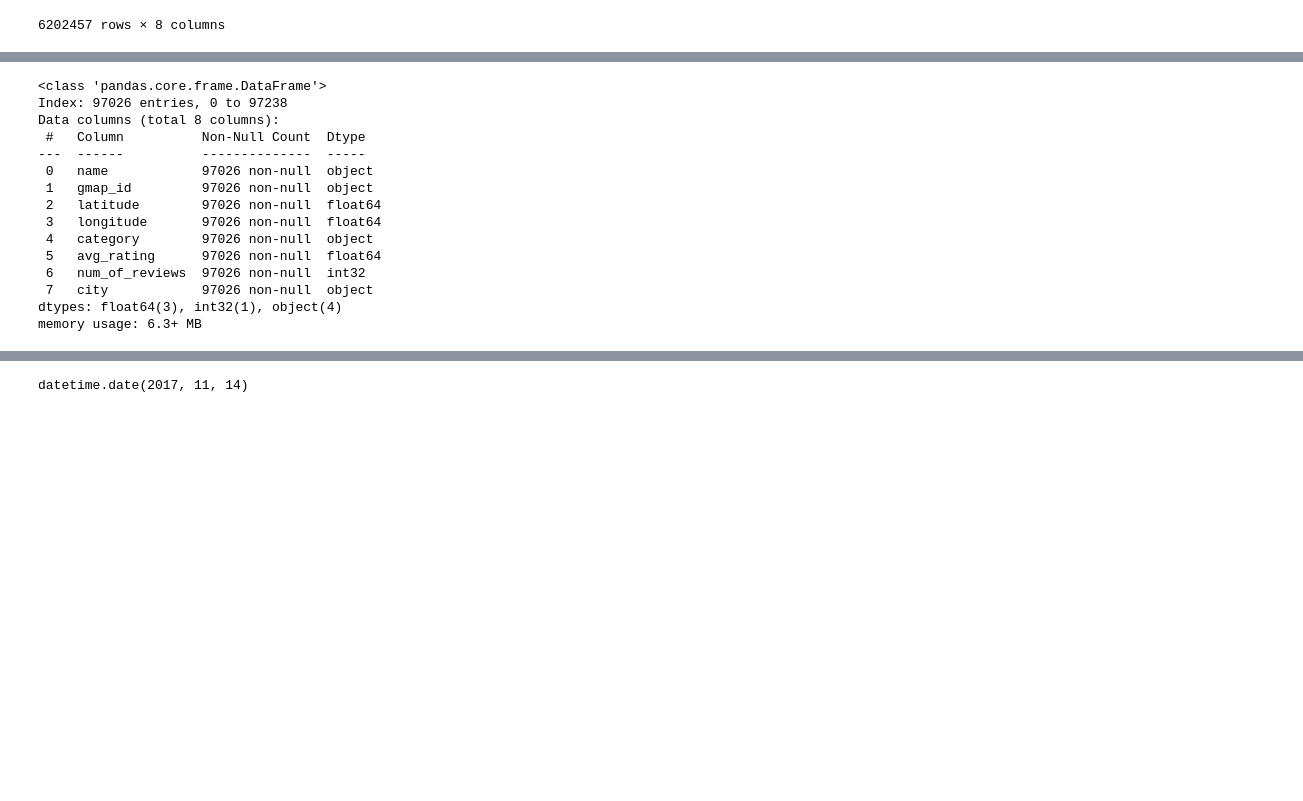
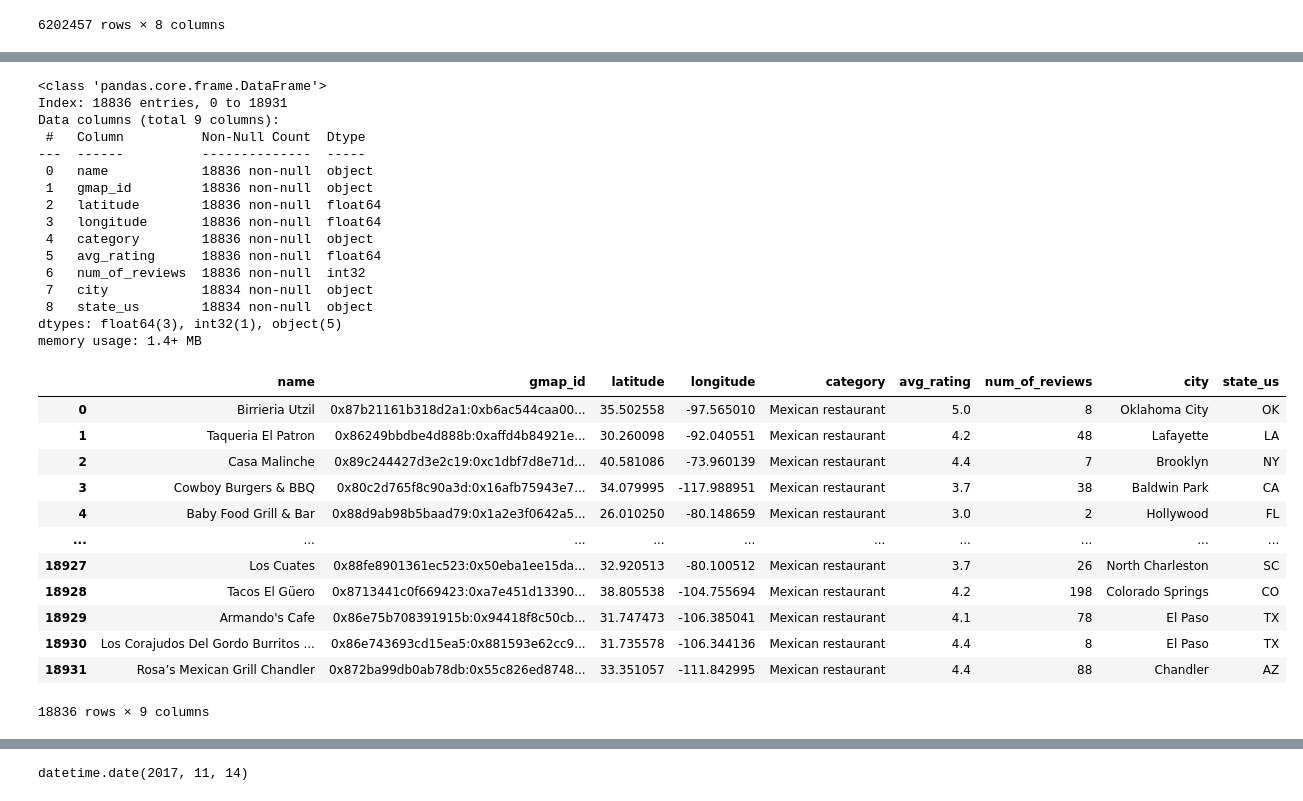
Before and after one commit to Agusherbo/ProyectoG4-Google_Yelp, a Jupyter notebook: Notebooks/ETL/Google.ipynb, the cells around one changed output, grey strips where cells are left out. Drawn from its saved outputs; the diff is of its cells as text; code cells hidden in the pictures; blank space fills up the shorter version.

Commit message:
Modificacion Sitios google

```diff
--- a/Notebooks/ETL/Google.ipynb
+++ b/Notebooks/ETL/Google.ipynb
@@ -46,7 +41,7 @@ salida = os.path.join(ruta_salida, 'Sitios_combinada.parquet')
 df_combinado.to_parquet(salida, index = False)
 # %%
 # Leemos el archivo de forma porcionada ya que es un data set muy grande
-df = dd.read_parquet('../Data/Data_transformada/Metadata/Sitios_combinada.parquet')
+df = dd.read_parquet('../../Data/Data_transformada/Metadata/Sitios_combinada.parquet')
 # %%
 df.head(5)
 # %% [output]
@@ -101,3 +113,3 @@ df_4
 # %%
 # Filtramos por el rubro que escogimos el cual fue restaurantes
-df_filtrado = df_4[df_4["category"] == "Restaurant"]
+df_filtrado = df_4[df_4["category"].str.contains('Mexican', case=False, na=False)]
@@ -133,6 +156,6 @@ memory usage: 6.7+ MB
 # %%
 # Creamos una funcion para extraer la ciudad desde la direccion
-def extraer_ciudad(direccion):
+def extraer_ciudad_y_estado(direccion):
 
     try:
         # Dividir la dirección en partes usando la coma como separador
@@ -141,11 +164,19 @@ def extraer_ciudad(direccion):
         # Asegurarse de que haya al menos tres partes (ciudad, estado_código postal)
         if len(partes) >= 3:
             ciudad = partes[2]  # Extraer la 3ra parte como ciudad
-            return ciudad
+            estado_cod_postal = partes[
+                -1
+            ]  # Extraer la última parte que contiene estado y posiblemente código postal
+            estado = estado_cod_postal.split()[
+                -2
+            ]  # Extraer el estado (asumiendo que es la penúltima parte)  # Extraer la 3ra parte como ciudad
+            return ciudad, estado
         else:
-            return None # Devolver None para ciudad y estado si tiene la configuración planteada
+            return None, None # Devolver None para ciudad y estado si tiene la configuración planteada
     except IndexError:
-        return None  # Devolver None para ciudad y estado si la extracción falla
+        return None, None  # Devolver None para ciudad y estado si la extracción falla
 # %%
 # Agregamos una columna para colocar la ciudad
-df_filtrado["city"] = df_filtrado['address'].apply(extraer_ciudad)
+df_filtrado[["city", "state_us"]] = df_filtrado["address"].apply(
+    lambda x: pd.Series(extraer_ciudad_y_estado(x))
+)
@@ -195,17 +194,34 @@ See the caveats in the documentation: https://pandas.pydata.org/pandas-docs/stab
 df_filtrado.info()
 # %% [output]
 <class 'pandas.core.frame.DataFrame'>
-Index: 97026 entries, 0 to 97238
-Data columns (total 8 columns):
+Index: 18836 entries, 0 to 18931
+Data columns (total 9 columns):
  #   Column          Non-Null Count  Dtype
 ---  ------          --------------  -----
- 0   name            97026 non-null  object
- 1   gmap_id         97026 non-null  object
- 2   latitude        97026 non-null  float64
- 3   longitude       97026 non-null  float64
- 4   category        97026 non-null  object
- 5   avg_rating      97026 non-null  float64
- 6   num_of_reviews  97026 non-null  int32
- 7   city            97026 non-null  object
-dtypes: float64(3), int32(1), object(4)
-memory usage: 6.3+ MB
+ 0   name            18836 non-null  object
+ 1   gmap_id         18836 non-null  object
+ 2   latitude        18836 non-null  float64
+ 3   longitude       18836 non-null  float64
+ 4   category        18836 non-null  object
+ 5   avg_rating      18836 non-null  float64
+ 6   num_of_reviews  18836 non-null  int32
+ 7   city            18834 non-null  object
+ 8   state_us        18834 non-null  object
+dtypes: float64(3), int32(1), object(5)
+memory usage: 1.4+ MB
+# %%
+df_filtrado
+# %% [output]
+|  | name | gmap_id | latitude | longitude | category | avg_rating | num_of_reviews | city | state_us |
+| 0 | Birrieria Utzil | 0x87b21161b318d2a1:0xb6ac544caa00... | 35.502558 | -97.565010 | Mexican restaurant | 5.0 | 8 | Oklahoma City | OK |
+| 1 | Taqueria El Patron | 0x86249bbdbe4d888b:0xaffd4b84921e... | 30.260098 | -92.040551 | Mexican restaurant | 4.2 | 48 | Lafayette | LA |
+| 2 | Casa Malinche | 0x89c244427d3e2c19:0xc1dbf7d8e71d... | 40.581086 | -73.960139 | Mexican restaurant | 4.4 | 7 | Brooklyn | NY |
+| 3 | Cowboy Burgers & BBQ | 0x80c2d765f8c90a3d:0x16afb75943e7... | 34.079995 | -117.988951 | Mexican restaurant | 3.7 | 38 | Baldwin Park | CA |
+| 4 | Baby Food Grill & Bar | 0x88d9ab98b5baad79:0x1a2e3f0642a5... | 26.010250 | -80.148659 | Mexican restaurant | 3.0 | 2 | Hollywood | FL |
+| ... | ... | ... | ... | ... | ... | ... | ... | ... | ... |
+| 18927 | Los Cuates | 0x88fe8901361ec523:0x50eba1ee15da... | 32.920513 | -80.100512 | Mexican restaurant | 3.7 | 26 | North Charleston | SC |
+| 18928 | Tacos El Güero | 0x8713441c0f669423:0xa7e451d13390... | 38.805538 | -104.755694 | Mexican restaurant | 4.2 | 198 | Colorado Springs | CO |
+| 18929 | Armando's Cafe | 0x86e75b708391915b:0x94418f8c50cb... | 31.747473 | -106.385041 | Mexican restaurant | 4.1 | 78 | El Paso | TX |
+| 18930 | Los Corajudos Del Gordo Burritos ... | 0x86e743693cd15ea5:0x881593e62cc9... | 31.735578 | -106.344136 | Mexican restaurant | 4.4 | 8 | El Paso | TX |
+| 18931 | Rosa’s Mexican Grill Chandler | 0x872ba99db0ab78db:0x55c826ed8748... | 33.351057 | -111.842995 | Mexican restaurant | 4.4 | 88 | Chandler | AZ |
+18836 rows × 9 columns
```
Also changed, not shown: parts of 13 cells of this notebook, 3 other files.
